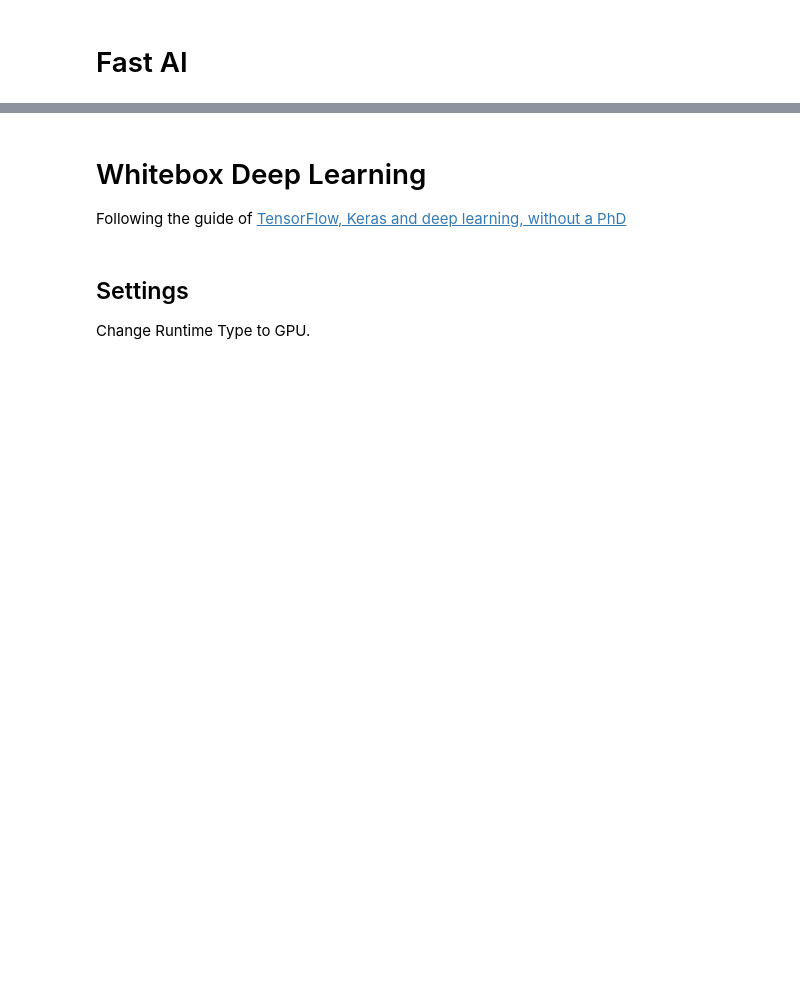
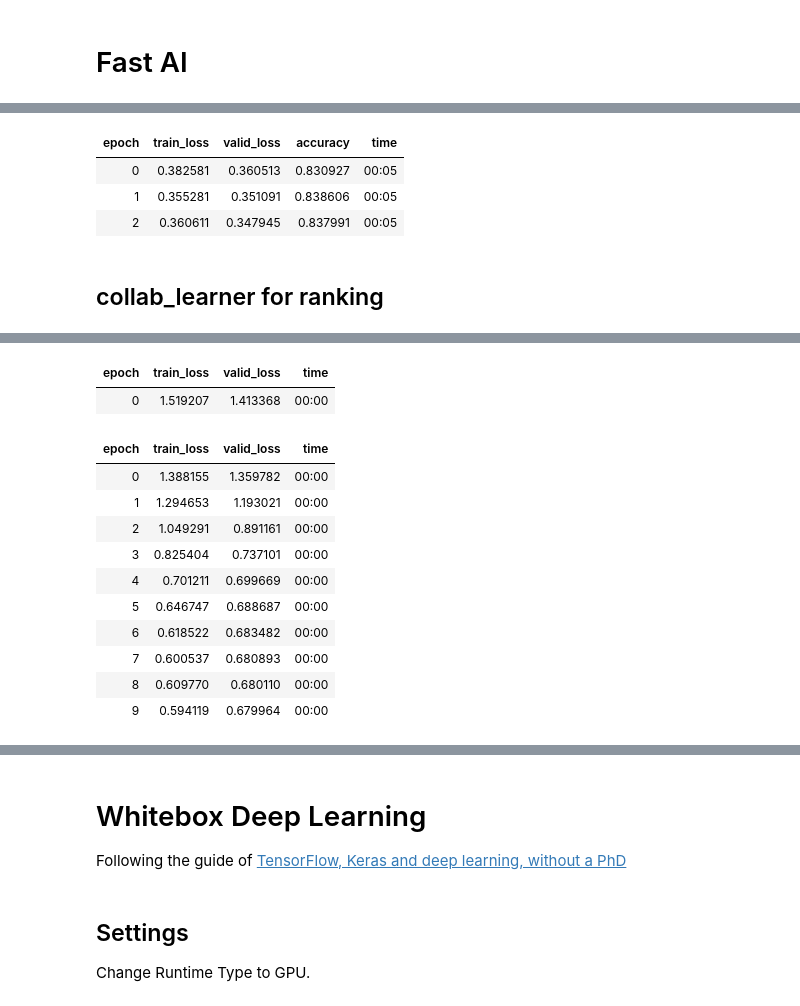
Before and after one commit to AbrahamKong/CMPE258-Lecture_1_Assignment, a Jupyter notebook: CMPE_258_Lecture_1_Assignment_Fast_AI_colab,_Whitebox_deep_learning,_Gradient_Descent.ipynb, the cells around one changed output, grey strips where cells are left out. Saved outputs shown, nothing was run; the diff lists cells and outputs as text; code cells hidden in the pictures; blank space fills up the shorter version.

```diff
--- a/CMPE_258_Lecture_1_Assignment_Fast_AI_colab,_Whitebox_deep_learning,_Gradient_Descent.ipynb
+++ b/CMPE_258_Lecture_1_Assignment_Fast_AI_colab,_Whitebox_deep_learning,_Gradient_Descent.ipynb
@@ -18,0 +109,16 @@ from fastbook import *
+# %%
+learn.fit_one_cycle(3)
+# %% [output]
+| epoch | train_loss | valid_loss | accuracy | time |
+| 0 | 0.382581 | 0.360513 | 0.830927 | 00:05 |
+| 1 | 0.355281 | 0.351091 | 0.838606 | 00:05 |
+| 2 | 0.360611 | 0.347945 | 0.837991 | 00:05 |
+# %% [markdown]
+## collab_learner for ranking
+# %%
+from fastai.collab import *
+path = untar_data(URLs.ML_SAMPLE)
+dls = CollabDataLoaders.from_csv(path/'ratings.csv')
+learn = collab_learner(dls, y_range=(0.5,5.5))
+learn.fine_tune(10)
+# %% [output]
@@ -18,0 +126,13 @@ from fastbook import *
+| epoch | train_loss | valid_loss | time |
+| 0 | 1.519207 | 1.413368 | 00:00 |
+| epoch | train_loss | valid_loss | time |
+| 0 | 1.388155 | 1.359782 | 00:00 |
+| 1 | 1.294653 | 1.193021 | 00:00 |
+| 2 | 1.049291 | 0.891161 | 00:00 |
+| 3 | 0.825404 | 0.737101 | 00:00 |
+| 4 | 0.701211 | 0.699669 | 00:00 |
+| 5 | 0.646747 | 0.688687 | 00:00 |
+| 6 | 0.618522 | 0.683482 | 00:00 |
+| 7 | 0.600537 | 0.680893 | 00:00 |
+| 8 | 0.609770 | 0.680110 | 00:00 |
+| 9 | 0.594119 | 0.679964 | 00:00 |
```
Also changed, not shown: parts of 24 cells of this notebook.
